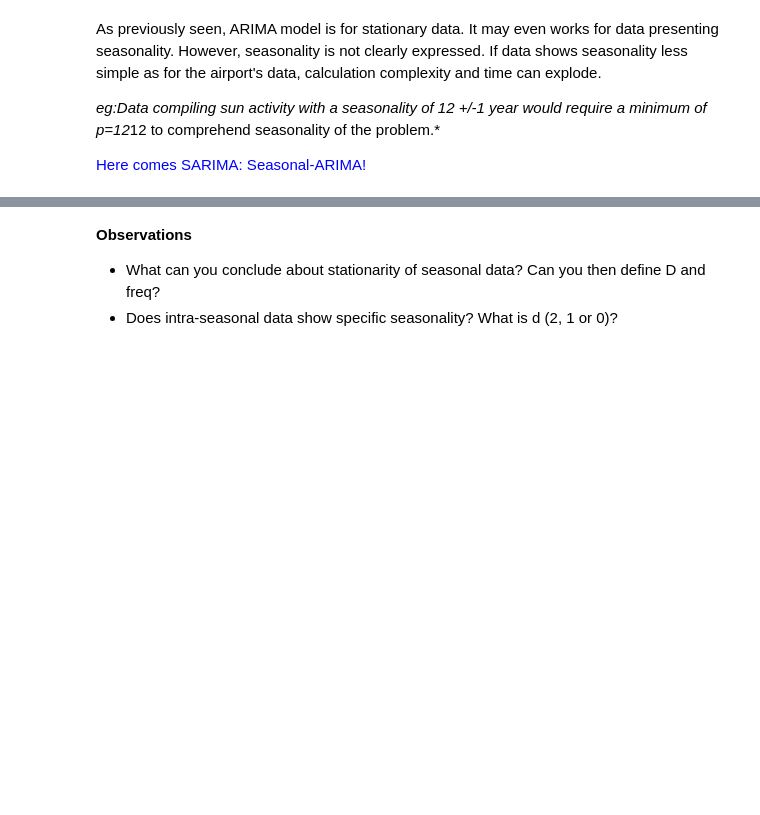
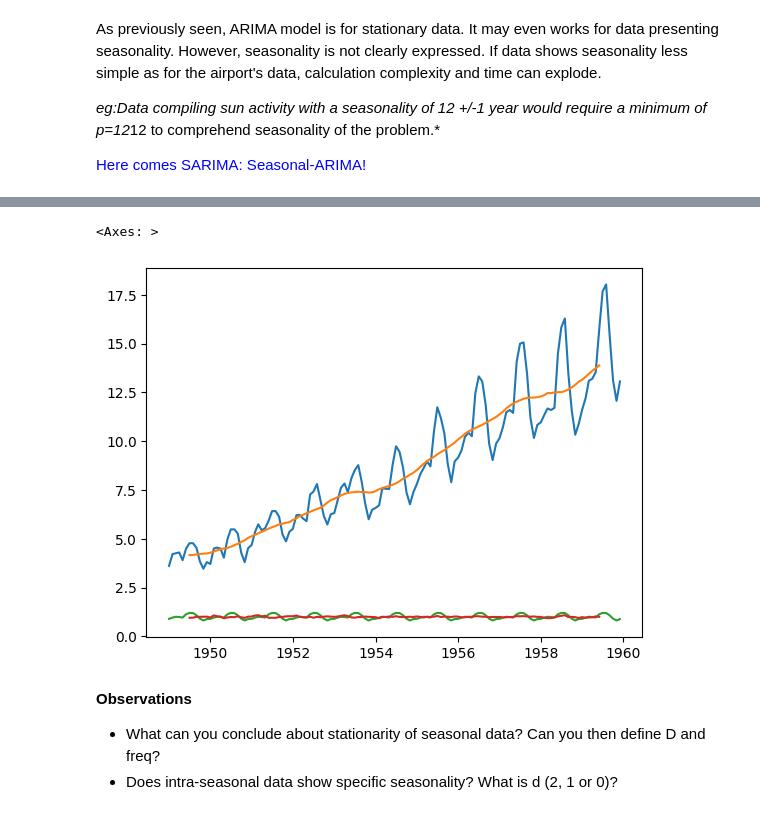
Before and after one commit to LexouLam/ML6, a Jupyter notebook: notebook/AL2_2023_Campus_ML6-NB2_AlexandraLamotte.ipynb, the cells around one changed output, grey strips where cells are left out. Saved outputs shown, nothing was run; the diff lists cells and outputs as text; code cells hidden in the pictures; blank space fills up the shorter version.

```diff
--- a/notebook/AL2_2023_Campus_ML6-NB2_AlexandraLamotte.ipynb
+++ b/notebook/AL2_2023_Campus_ML6-NB2_AlexandraLamotte.ipynb
@@ -362,5 +547,32 @@ def moving_std(a, n=3) :
 # %%
+from pmdarima.arima import decompose
+from pmdarima.utils import decomposed_plot
+
 # Plot data, trend, seasonal and random infos one by one using arima.decompose
+(a,b,c,d) = decompose(train, type_='multiplicative', m=12) #multiplicative car incresing trend
+a #data set
+b #trend component
+c #seasonal component
+d #random component
+
+# decomposition_train = decompose(train, type_='multiplicative', m=12)
+# figure_kwargs = {'figsize': (6, 6)}
+# decomposed_plot(decomposition_train, figure_kwargs=figure_kwargs,
+#                              show=True)
+
+
+# decomposition = decompose(airline, type_='multiplicative', m=12)
+# figure_kwargs = {'figsize': (6, 6)}
+# decomposed_plot(decomposition, figure_kwargs=figure_kwargs,
+#                              show=True)
+fig, axs = plt.subplots(nrows=4)
+sns.lineplot(a)
+sns.lineplot(x= a.index.values, y=b)
+sns.lineplot(x= a.index.values, y=c)
+sns.lineplot(d)
+# %% [output]
+<Axes: >
+[figure, added]
 # %%
 seasonal_data = decomposed.seasonal + decomposed.trend
 seasonal_data = seasonal_data[~np.isnan(seasonal_data)]
```
Also changed, not shown: parts of 21 cells of this notebook.
